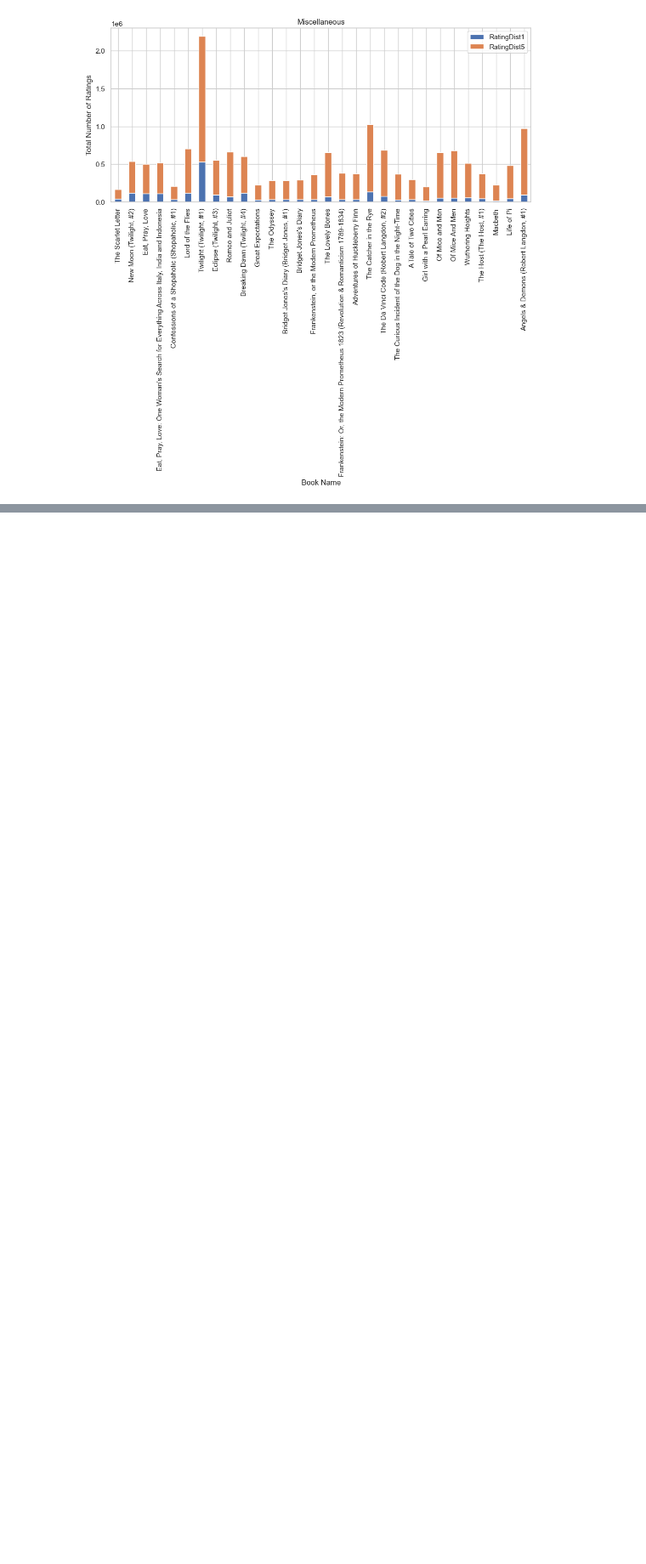
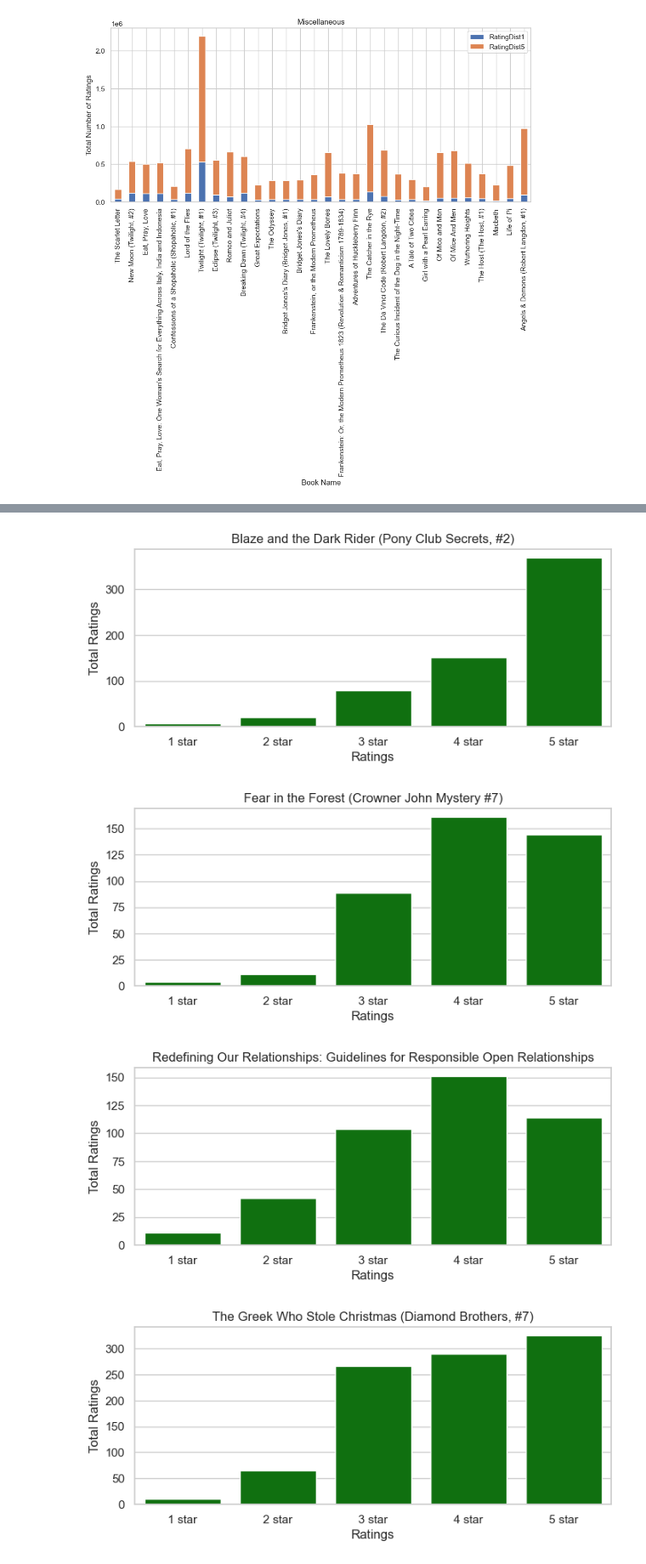
Before and after one commit to agshar96/Data-Literacy-Final-Project, a Jupyter notebook: EDA.ipynb, the cells around one changed output, grey strips where cells are left out. Shown at 85% size. Drawn from its saved outputs; the diff is of its cells as text; code cells hidden in the pictures; blank space fills up the shorter version.

```diff
--- a/EDA.ipynb
+++ b/EDA.ipynb
@@ -267,0 +430,8 @@ plt.show()
+# %%
+# normal books
+plot_book_rating_dist(group2,color='green')
+# %% [output]
+[figure, added]
+[figure, added]
+[figure, added]
+[figure, added]
```
Also changed, not shown: parts of 16 cells of this notebook.
